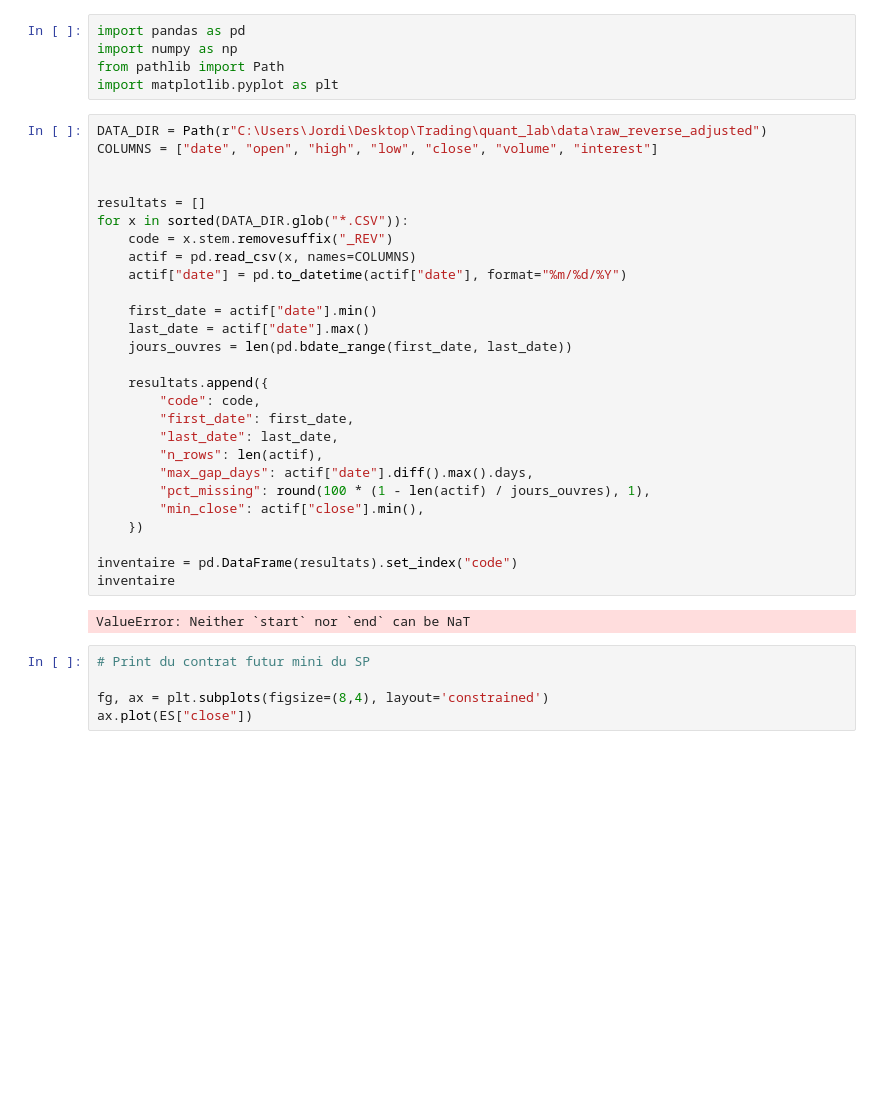
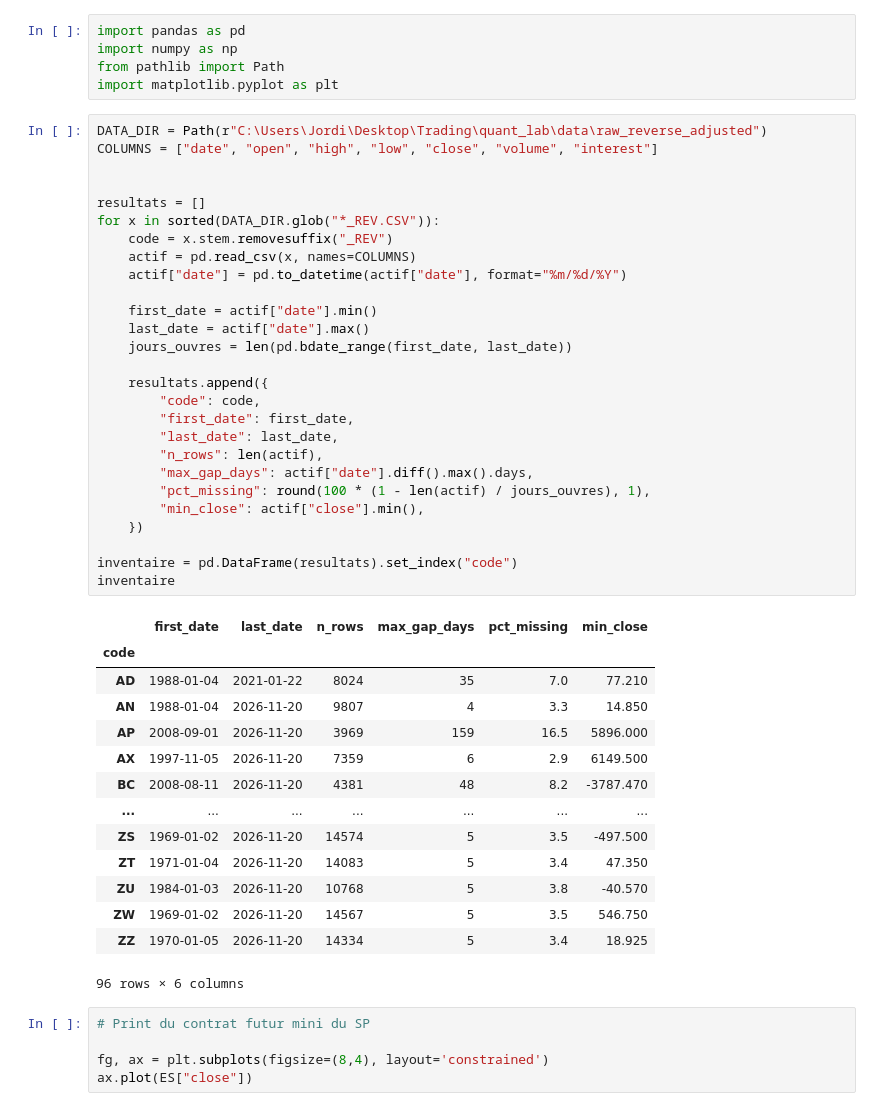
Before and after one commit to lajord/Quant_lab, a Jupyter notebook: projects/05-deep-momentum-networks/data.ipynb, the cells around one changed output. Cells and saved outputs as stored; diff of their text form; blank space fills up the shorter version.

```diff
--- a/projects/05-deep-momentum-networks/data.ipynb
+++ b/projects/05-deep-momentum-networks/data.ipynb
@@ -6,32 +6,45 @@ import matplotlib.pyplot as plt
 # %%
 DATA_DIR = Path(r"C:\Users\Jordi\Desktop\Trading\quant_lab\data\raw_reverse_adjusted")
 COLUMNS = ["date", "open", "high", "low", "close", "volume", "interest"]
 
 
 resultats = []
-for x in sorted(DATA_DIR.glob("*.CSV")):
+for x in sorted(DATA_DIR.glob("*_REV.CSV")):
     code = x.stem.removesuffix("_REV")
     actif = pd.read_csv(x, names=COLUMNS)
     actif["date"] = pd.to_datetime(actif["date"], format="%m/%d/%Y")
 
     first_date = actif["date"].min()
     last_date = actif["date"].max()
     jours_ouvres = len(pd.bdate_range(first_date, last_date))
 
     resultats.append({
         "code": code,
         "first_date": first_date,
         "last_date": last_date,
         "n_rows": len(actif),
         "max_gap_days": actif["date"].diff().max().days,
         "pct_missing": round(100 * (1 - len(actif) / jours_ouvres), 1),
         "min_close": actif["close"].min(),
     })
 
 inventaire = pd.DataFrame(resultats).set_index("code")
 inventaire
 # %% [output]
+|  | first_date | last_date | n_rows | max_gap_days | pct_missing | min_close |
+| code |  |  |  |  |  |  |
+| AD | 1988-01-04 | 2021-01-22 | 8024 | 35 | 7.0 | 77.210 |
+| AN | 1988-01-04 | 2026-11-20 | 9807 | 4 | 3.3 | 14.850 |
+| AP | 2008-09-01 | 2026-11-20 | 3969 | 159 | 16.5 | 5896.000 |
+| AX | 1997-11-05 | 2026-11-20 | 7359 | 6 | 2.9 | 6149.500 |
+| BC | 2008-08-11 | 2026-11-20 | 4381 | 48 | 8.2 | -3787.470 |
+| ... | ... | ... | ... | ... | ... | ... |
+| ZS | 1969-01-02 | 2026-11-20 | 14574 | 5 | 3.5 | -497.500 |
+| ZT | 1971-01-04 | 2026-11-20 | 14083 | 5 | 3.4 | 47.350 |
+| ZU | 1984-01-03 | 2026-11-20 | 10768 | 5 | 3.8 | -40.570 |
+| ZW | 1969-01-02 | 2026-11-20 | 14567 | 5 | 3.5 | 546.750 |
+| ZZ | 1970-01-05 | 2026-11-20 | 14334 | 5 | 3.4 | 18.925 |
-ValueError: Neither `start` nor `end` can be NaT
+96 rows × 6 columns
 # %%
 # Print du contrat futur mini du SP
 
```
